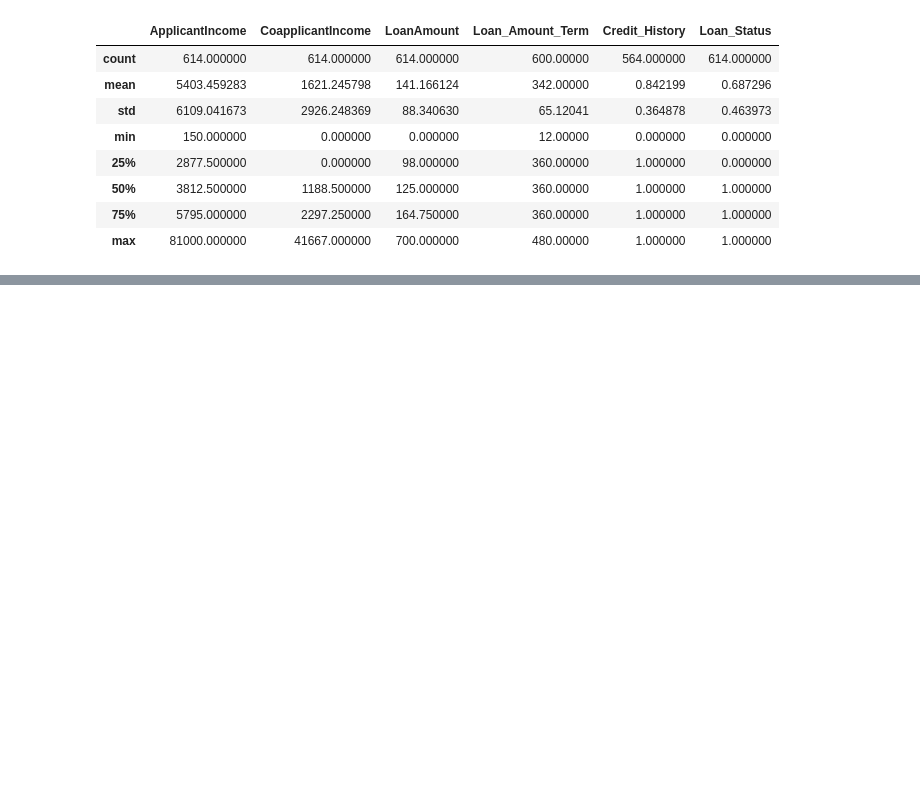
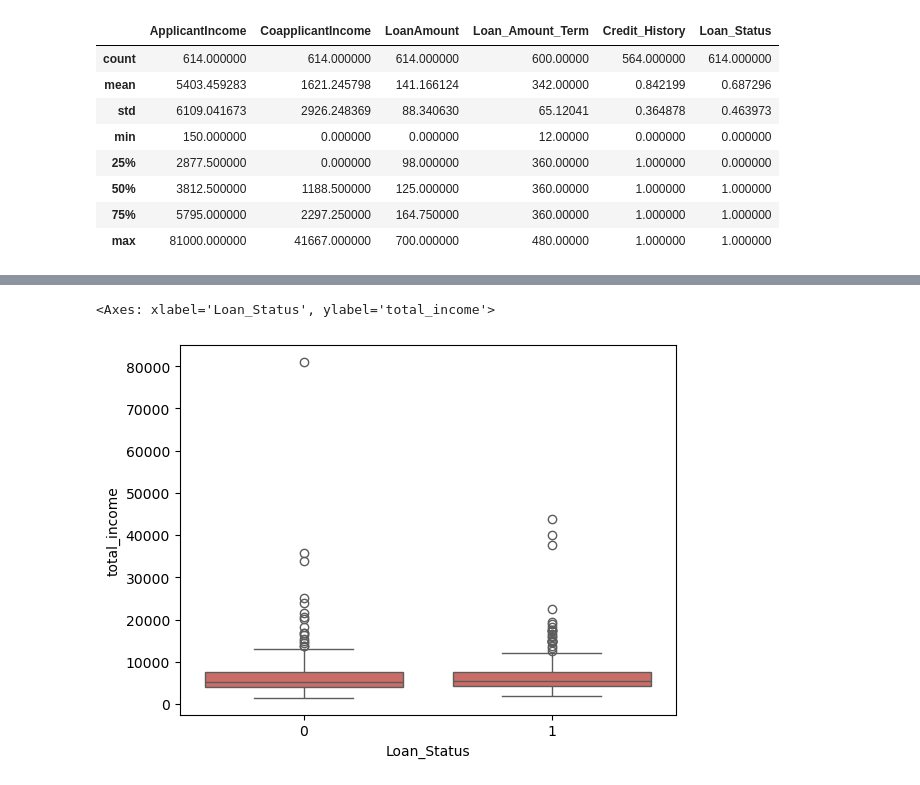
Before and after one commit to dezertdweller/mentor-assignments, a Jupyter notebook: credit-risk-analysis.ipynb, the cells around one changed output, grey strips where cells are left out. Saved outputs shown, nothing was run; the diff lists cells and outputs as text; code cells hidden in the pictures; blank space fills up the shorter version.

```diff
--- a/credit-risk-analysis.ipynb
+++ b/credit-risk-analysis.ipynb
@@ -119,0 +189,12 @@ df_loan_denied
+# %%
+# add a total_income column
+df['total_income'] = df['ApplicantIncome'] + df['CoapplicantIncome']
+
+# create a column to identify whether there was a coapplicant
+has_coapplicant = df['CoapplicantIncome'] > 0
+df['Coapplicant'] = pd.DataFrame(has_coapplicant, index=df.index)
+# %%
+sns.boxplot(data=df, x='Loan_Status', y='total_income')
+# %% [output]
+<Axes: xlabel='Loan_Status', ylabel='total_income'>
+[figure, added]
```
Also changed, not shown: parts of 77 cells of this notebook.
